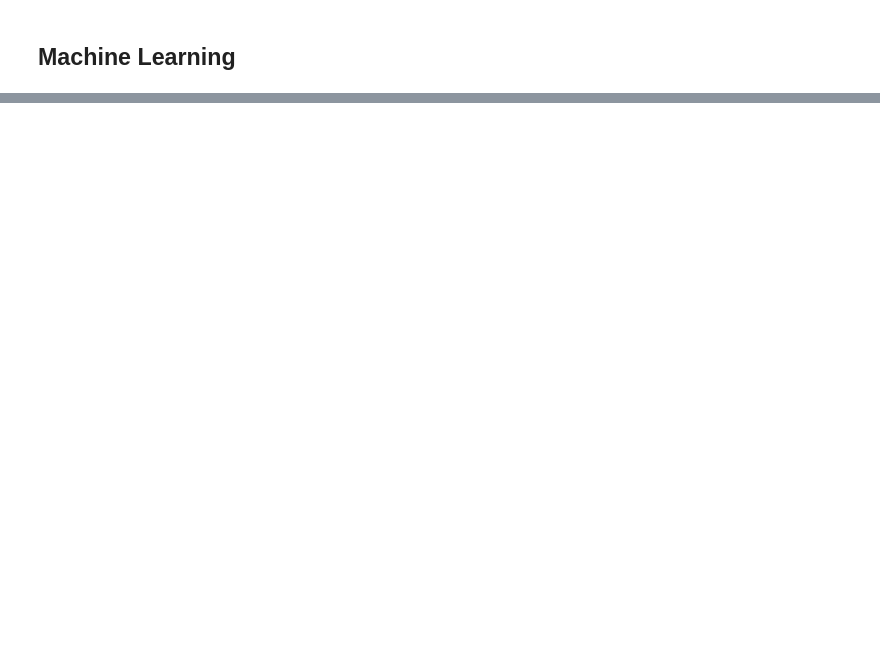
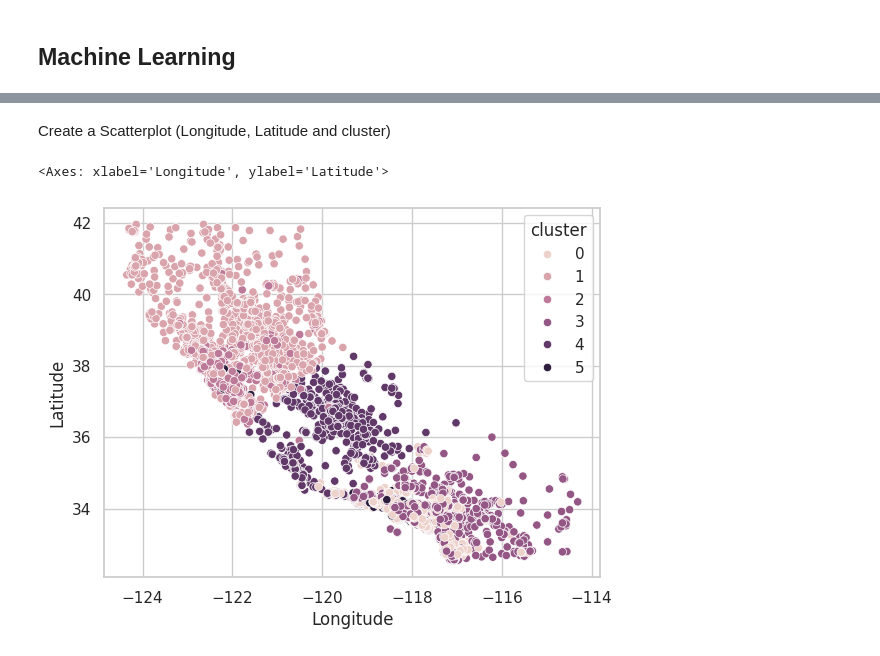
Before and after one commit to 4GeeksAcademy/E-Pablos-K-Means, a Jupyter notebook: src/explore.ipynb, the cells around one changed output, grey strips where cells are left out. Saved outputs shown, nothing was run; the diff lists cells and outputs as text; code cells hidden in the pictures; blank space fills up the shorter version.

```diff
--- a/src/explore.ipynb
+++ b/src/explore.ipynb
@@ -116,0 +120,8 @@ total_data.head()
+# %%
+features = ['MedInc', 'Latitude', 'Longitude']
+df = total_data[features].dropna()
+
+X_train, X_test = train_test_split(df, test_size=0.2, random_state=42)
+
+print("Train shape:", X_train.shape)
+print("Test shape:", X_test.shape)
@@ -119,12 +135,8 @@ total_data.head()
 # %%
 from sklearn.cluster import KMeans
 
-X = total_data.copy()
+model = KMeans(n_clusters = 6, random_state = 42)
+model.fit(df)
 
-# Training the model
-model = KMeans(n_clusters = 3, random_state = 42)
-model.fit(X)
-
-# Making predictions with new data
-new_data = np.array([[2, 3], [0, 4], [3, 1]])
-predictions = model.predict(new_data)
+Y_test = model.predict(X_test)
+Y_train = model.predict(X_train)
@@ -132,0 +145,8 @@ ValueError: X has 2 features, but KMeans is expecting 3 features as input.
+# %%
+total_data = df[features]
+
+
+X_train['cluster'] = Y_train
+
+print(X_train['cluster'].value_counts())
+print(X_train.head())
@@ -132,0 +168,12 @@ ValueError: X has 2 features, but KMeans is expecting 3 features as input.
+# %% [markdown]
+Create a Scatterplot (Longitude, Latitude and cluster)
+# %%
+sns.scatterplot(
+    data=X_train,
+    x="Longitude",
+    y="Latitude",
+    hue="cluster",
+)
+# %% [output]
+<Axes: xlabel='Longitude', ylabel='Latitude'>
+[figure, added]
```
Also changed, not shown: parts of 22 cells of this notebook.
